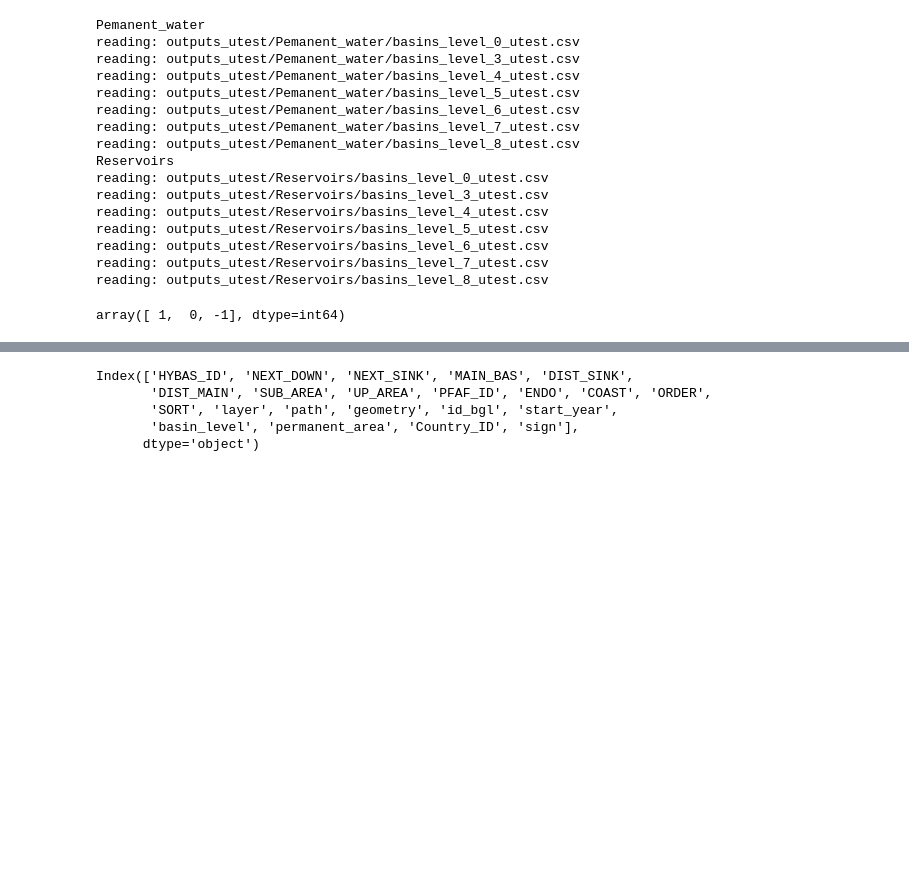
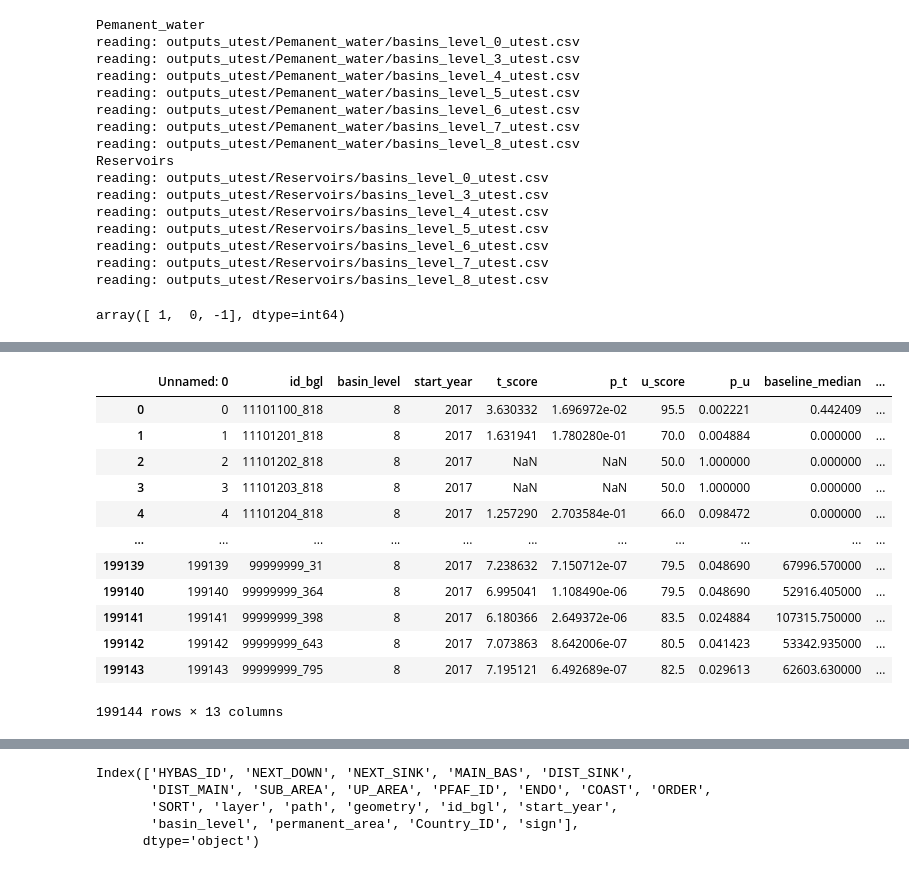
Before and after one commit to puzhao8/SDG661-Fresh-Water, a Jupyter notebook: testbed.ipynb, the cells around one changed output, grey strips where cells are left out. Cells and saved outputs as stored; diff of their text form; code cells hidden in the pictures; blank space fills up the shorter version.

```diff
--- a/testbed.ipynb
+++ b/testbed.ipynb
@@ -511,11 +577,32 @@ for id in list(pos['id_bgl'].unique())[idx_start:(idx_start+20)]:
 # %%
-import pandas as pd
-import numpy as np
+folder = 'Permanent_water' # Permanent_water, Reservoirs
+area = 'permanent_area' # permanent_area, seasonal_area
 
-folder = 'Pemanent_water'
-u_test = pd.read_csv(f"outputs_utest\{folder}/basins_level_6_utest.csv")
-df = u_test[u_test['p_u_thd_0.01'] > 0]
-df['PFAF_ID'] = df['id'].transform(lambda id: eval(id.split("_")[0]))
-df['sign'] = df['u_score'].transform(lambda x: np.round(x / (abs(x) + 1e-3)))
+basin_level = 8 # basin level
+
+# p_thd = 0.05
+u_test = pd.read_csv(f"outputs_utest/{folder}/{area}/basins_level_{basin_level}_utest.csv")
+u_test['u_flag'] = u_test['p_u'].transform(lambda x: float(x < p_thd)) # u_flag determines whether a basin change or not
+
+if 'id' in u_test.columns: u_test = u_test.rename(columns={'id': 'id_bgl'})
+
+u_test['PFAF_ID'] = u_test['id_bgl'].transform(lambda id: eval(id.split("_")[0]))
+# u_test['u_sign'] = u_test['u_score'].transform(lambda x:  np.round(x / (abs(x) + 1e-3))) * u_test['u_sign']
+u_test = u_test.rename(columns={'id': 'id_bgl'})
 # df.set_index('PFAF_ID').dropna().to_csv(f'outputs_map/{folder}/basins_level_6_utest_p_thd_0_01.csv')
-df
+
+u_test
+# %% [output]
+|  | Unnamed: 0 | id_bgl | basin_level | start_year | t_score | p_t | u_score | p_u | baseline_median | ... |
+| 0 | 0 | 11101100_818 | 8 | 2017 | 3.630332 | 1.696972e-02 | 95.5 | 0.002221 | 0.442409 | ... |
+| 1 | 1 | 11101201_818 | 8 | 2017 | 1.631941 | 1.780280e-01 | 70.0 | 0.004884 | 0.000000 | ... |
+| 2 | 2 | 11101202_818 | 8 | 2017 | NaN | NaN | 50.0 | 1.000000 | 0.000000 | ... |
+| 3 | 3 | 11101203_818 | 8 | 2017 | NaN | NaN | 50.0 | 1.000000 | 0.000000 | ... |
+| 4 | 4 | 11101204_818 | 8 | 2017 | 1.257290 | 2.703584e-01 | 66.0 | 0.098472 | 0.000000 | ... |
+| ... | ... | ... | ... | ... | ... | ... | ... | ... | ... | ... |
+| 199139 | 199139 | 99999999_31 | 8 | 2017 | 7.238632 | 7.150712e-07 | 79.5 | 0.048690 | 67996.570000 | ... |
+| 199140 | 199140 | 99999999_364 | 8 | 2017 | 6.995041 | 1.108490e-06 | 79.5 | 0.048690 | 52916.405000 | ... |
+| 199141 | 199141 | 99999999_398 | 8 | 2017 | 6.180366 | 2.649372e-06 | 83.5 | 0.024884 | 107315.750000 | ... |
+| 199142 | 199142 | 99999999_643 | 8 | 2017 | 7.073863 | 8.642006e-07 | 80.5 | 0.041423 | 53342.935000 | ... |
+| 199143 | 199143 | 99999999_795 | 8 | 2017 | 7.195121 | 6.492689e-07 | 82.5 | 0.029613 | 62603.630000 | ... |
+199144 rows × 13 columns
```
Also changed, not shown: parts of 10 cells of this notebook, 52 other files.
